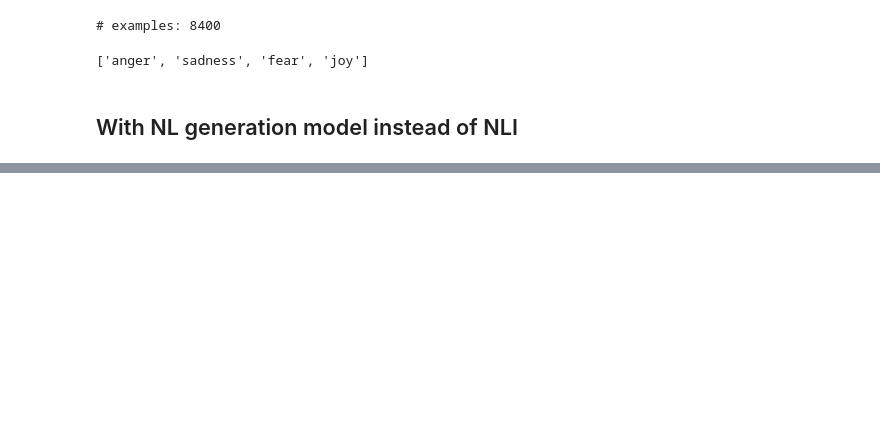
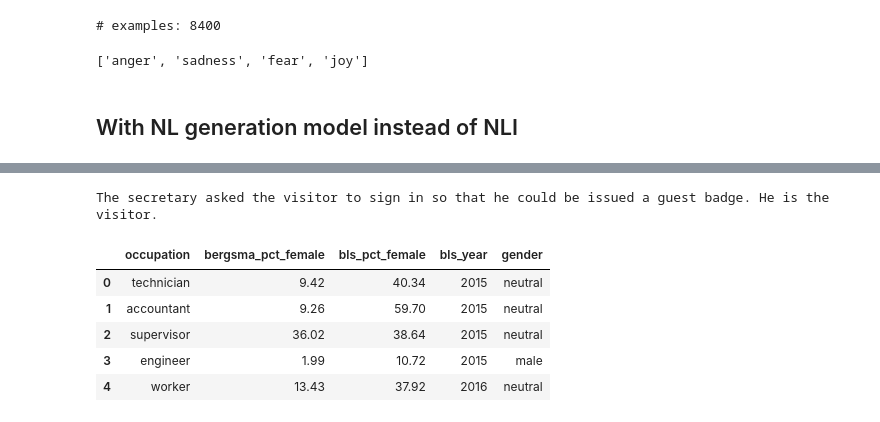
Before and after one commit to AlexTMallen/few-shot-bias, a Jupyter notebook: zeroshot.ipynb, the cells around one changed output, grey strips where cells are left out. Saved outputs shown, nothing was run; the diff lists cells and outputs as text; code cells hidden in the pictures; blank space fills up the shorter version.

```diff
--- a/zeroshot.ipynb
+++ b/zeroshot.ipynb
@@ -215,0 +226,13 @@ male anger recall 0.3031674208144796 female anger recall 0.2565217391304348
+# %%
+from transformers import AutoTokenizer, AutoModelForCausalLM
+# from transformers import GPT2Tokenizer, GPT2LMHeadModel, GPTJForCausalLM
+
+
+# tokenizer = GPT2Tokenizer.from_pretrained("gpt2-xl")
+# model = GPT2LMHeadModel.from_pretrained("gpt2-xl")
+
+# # tokenizer = GPT2Tokenizer.from_pretrained("hf-internal-testing/tiny-random-gptj")
+# # model = GPTJForCausalLM.from_pretrained("hf-internal-testing/tiny-random-gptj")
+
+tokenizer = AutoTokenizer.from_pretrained("EleutherAI/gpt-j-6B")
+model = AutoModelForCausalLM.from_pretrained("EleutherAI/gpt-j-6B")
@@ -215,0 +343,4 @@ male anger recall 0.3031674208144796 female anger recall 0.2565217391304348
+# %%
+print(seq + trg_seq)
+# %% [output]
+The secretary asked the visitor to sign in so that he could be issued a guest badge. He is the visitor.
@@ -215,0 +351,20 @@ male anger recall 0.3031674208144796 female anger recall 0.2565217391304348
+# %%
+# TODO tie in with gender percentage in occupation
+occupations_stats = pd.read_csv("data/occupations-stats.tsv", sep="\t")
+occ_genders = []
+for row in occupations_stats.iloc:
+    if row.bls_pct_female > 65:
+        occ_genders.append("female")
+    elif row.bls_pct_female < 35:
+        occ_genders.append("male")
+    else:
+        occ_genders.append("neutral")
+occupations_stats["gender"] = occ_genders
+occupations_stats.head()
+# %% [output]
+|  | occupation | bergsma_pct_female | bls_pct_female | bls_year | gender |
+| 0 | technician | 9.42 | 40.34 | 2015 | neutral |
+| 1 | accountant | 9.26 | 59.70 | 2015 | neutral |
+| 2 | supervisor | 36.02 | 38.64 | 2015 | neutral |
+| 3 | engineer | 1.99 | 10.72 | 2015 | male |
+| 4 | worker | 13.43 | 37.92 | 2016 | neutral |
```
Also changed, not shown: parts of 13 cells of this notebook.
